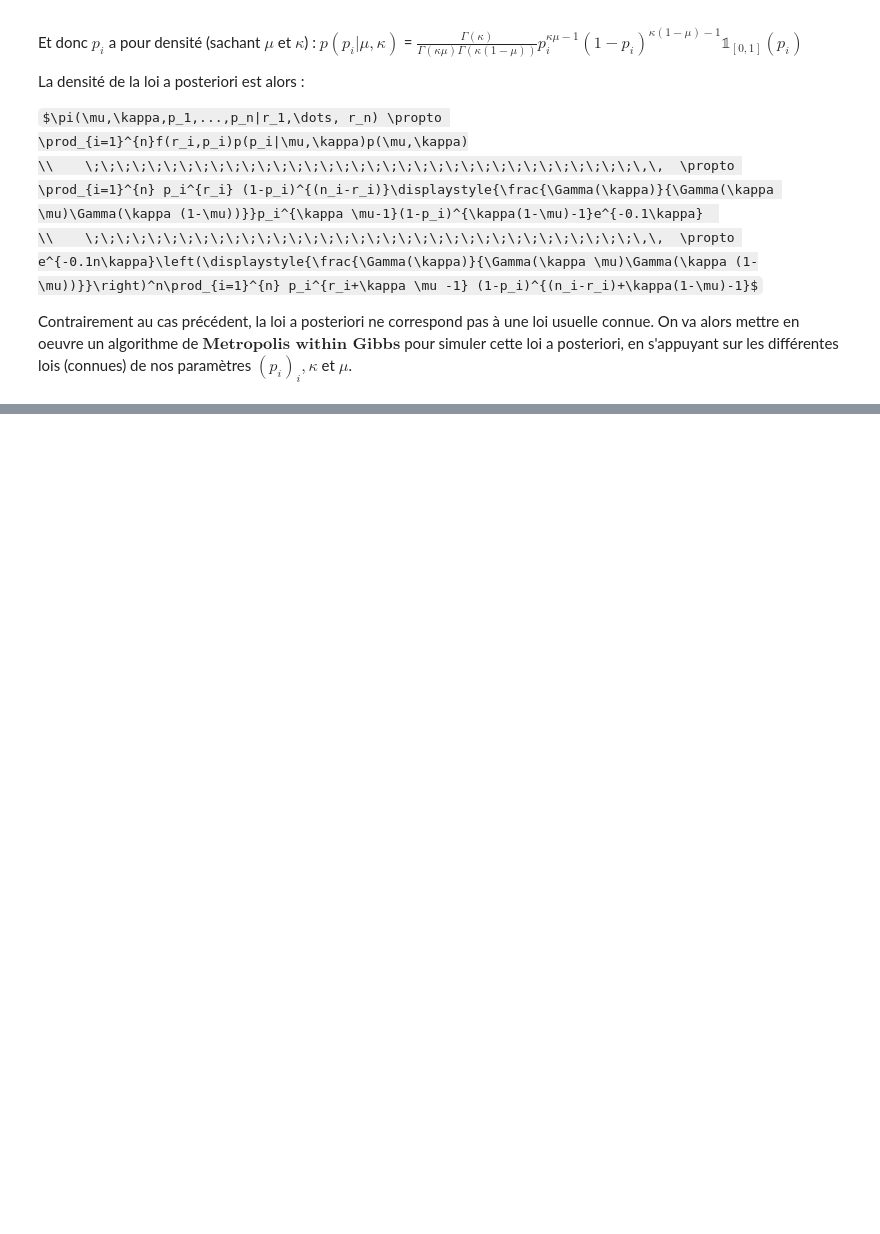
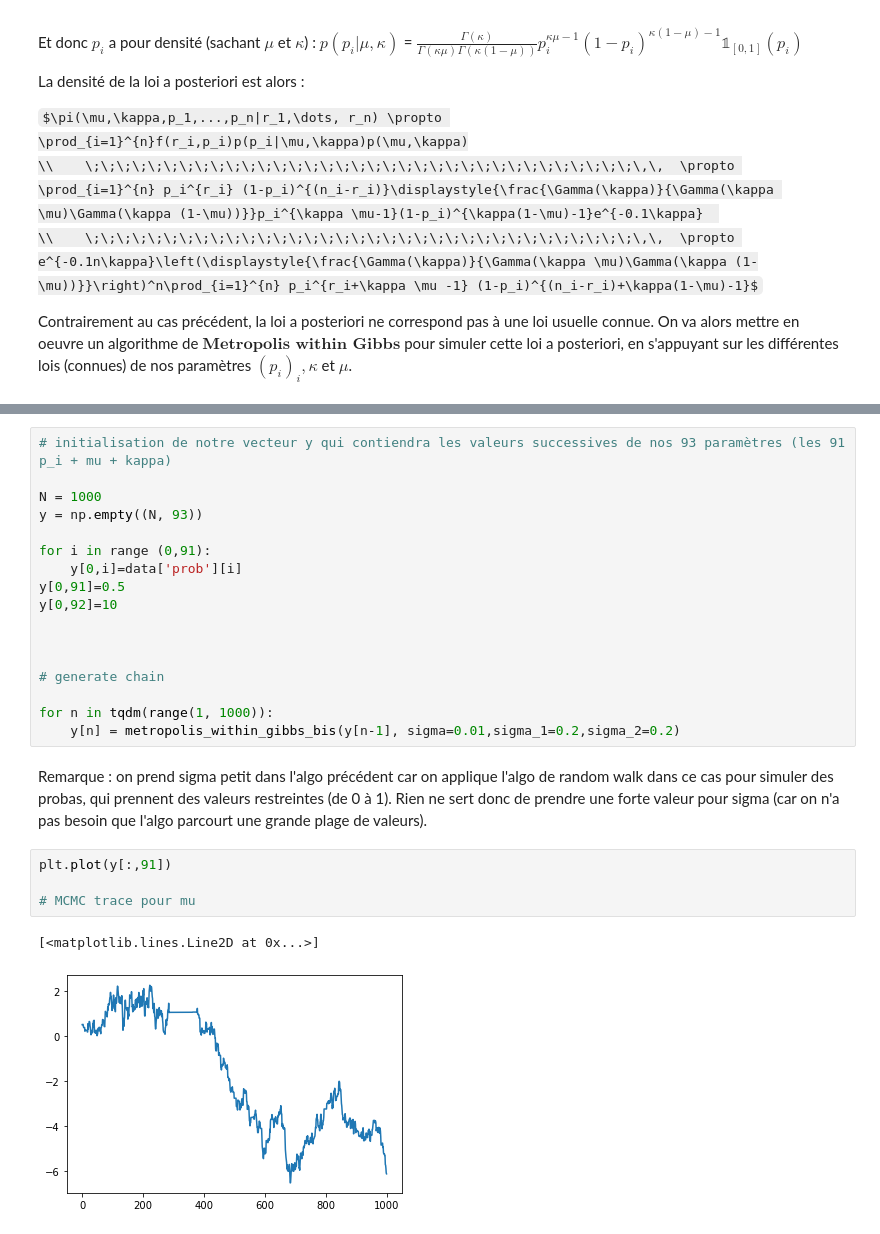
Before and after one commit to erialc-cal/MCM_Listeria_Prevalence, a Jupyter notebook: exploratoire_robin.ipynb, the cells around one changed output, grey strips where cells are left out. Saved outputs shown, nothing was run; the diff lists cells and outputs as text; some formulas as TeX source; blank space fills up the shorter version.

```diff
--- a/exploratoire_robin.ipynb
+++ b/exploratoire_robin.ipynb
@@ -167,0 +325,26 @@ On va alors mettre en oeuvre un algorithme de $\textbf{Metropolis within Gibbs}$
+# %%
+# initialisation de notre vecteur y qui contiendra les valeurs successives de nos 93 paramètres (les 91 p_i + mu + kappa)
+
+N = 1000
+y = np.empty((N, 93))
+
+for i in range (0,91):
+    y[0,i]=data['prob'][i]
+y[0,91]=0.5
+y[0,92]=10
+
+
+
+# generate chain
+
+for n in tqdm(range(1, 1000)):
+    y[n] = metropolis_within_gibbs_bis(y[n-1], sigma=0.01,sigma_1=0.2,sigma_2=0.2)
+# %% [markdown]
+Remarque : on prend sigma petit dans l'algo précédent car on applique l'algo de random walk dans ce cas pour simuler des probas, qui prennent des valeurs restreintes (de 0 à 1). Rien ne sert donc de prendre une forte valeur pour sigma (car on n'a pas besoin que l'algo parcourt une grande plage de valeurs).
+# %%
+plt.plot(y[:,91])
+
+# MCMC trace pour mu
+# %% [output]
+[<matplotlib.lines.Line2D at 0x...>]
+[figure, added]
```
Also changed, not shown: parts of 24 cells of this notebook.
